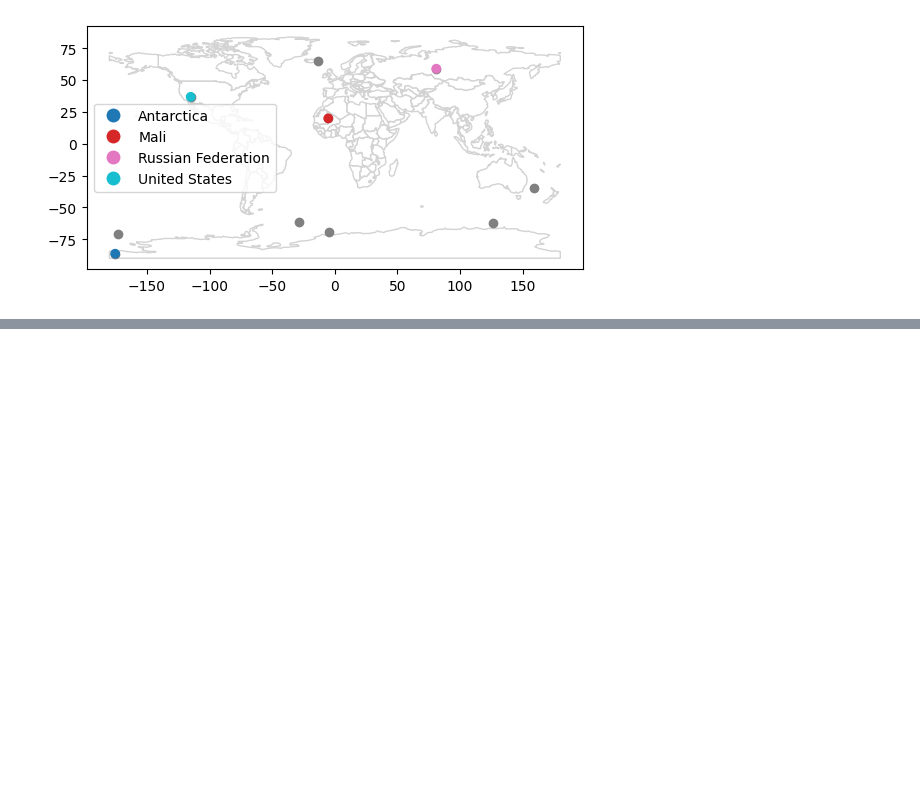
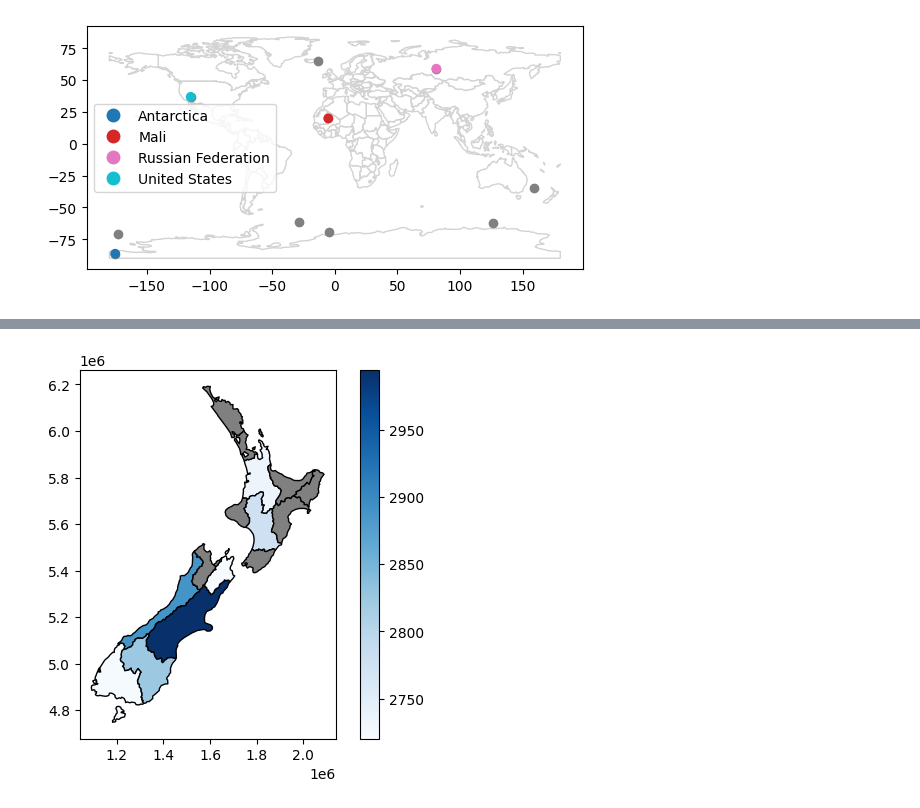
Before and after one commit to balmdui/tutorial_geocompy, a Jupyter notebook: 03_spatial.ipynb, the cells around one changed output, grey strips where cells are left out. Drawn from its saved outputs; the diff is of its cells as text; code cells hidden in the pictures; blank space fills up the shorter version.

```diff
--- a/03_spatial.ipynb
+++ b/03_spatial.ipynb
@@ -318,0 +454,8 @@ random_joined.plot(ax=base, column='name_long', legend=True);
+# %%
+nz_height2 = gpd.sjoin(
+    nz_height[['elevation', 'geometry']],
+    nz[['Name', 'geometry']],
+    how='left'
+)
+
+nz_height2
@@ -318,0 +476,3 @@ random_joined.plot(ax=base, column='name_long', legend=True);
+# %%
+nz_height2 = nz_height2.groupby('Name')[['elevation']].mean().reset_index()
+nz_height2
@@ -318,0 +508,3 @@ random_joined.plot(ax=base, column='name_long', legend=True);
+# %%
+nz2 = pd.merge(nz[['Name', 'geometry']], nz_height2, on='Name', how='left')
+nz2
@@ -318,0 +529,9 @@ random_joined.plot(ax=base, column='name_long', legend=True);
+# %%
+nz2.plot(
+    column='elevation',
+    legend=True,
+    cmap='Blues', edgecolor='black',
+    missing_kwds={'color': 'grey', 'edgecolor': 'black'}
+);
+# %% [output]
+[figure, added]
```
Also changed, not shown: parts of 36 cells of this notebook.
